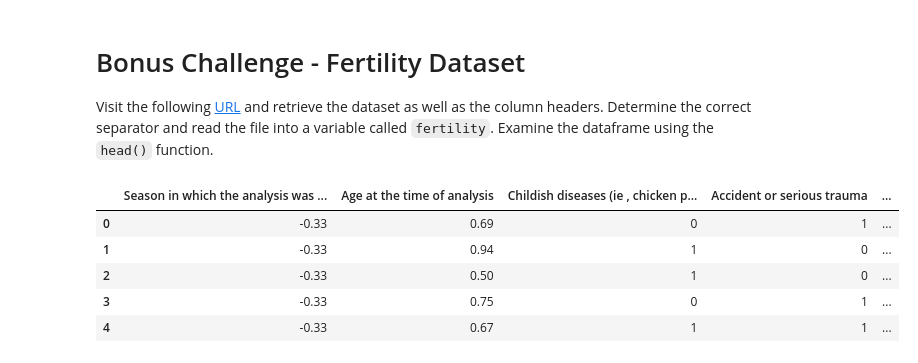
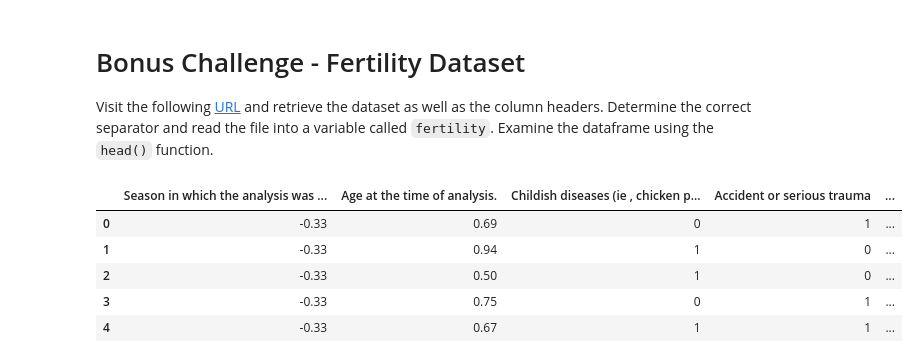
Before and after one commit to ta-data-lis/lab-import-export, a Jupyter notebook: your-code/main.ipynb, the cells around one changed output. Drawn from its saved outputs; the diff is of its cells as text; code cells hidden in the pictures.

```diff
--- a/your-code/main.ipynb
+++ b/your-code/main.ipynb
@@ -249,13 +206,31 @@ astronaut.to_csv("astronaut.csv", sep = "\t", index = False)
 
 Visit the following [URL](https://archive.ics.uci.edu/ml/datasets/Fertility) and retrieve the dataset as well as the column headers. Determine the correct separator and read the file into a variable called `fertility`. Examine the dataframe using the `head()` function.
 # %%
-# Your code here:
+import pandas as pd
+import zipfile
 
-columns = ["Season in which the analysis was performed", "Age at the time of analysis", "Childish diseases (ie , chicken pox, measles, mumps, polio)", "Accident or serious trauma", "Surgical intervention", "High fevers in the last year", "Frequency of alcohol consumption", "Smoking habit", "Number of hours spent sitting per day ene-16", "Output"]
-fertility = pd.read_csv("fertility_Diagnosis.txt", names = columns)
+# extract the contents of the zip file
+with zipfile.ZipFile('fertility.zip', 'r') as zip_ref:
+    zip_ref.extractall()
+
+# obtain the column names from the url
+columns = ["Season in which the analysis was performed.",
+           "Age at the time of analysis.",
+           "Childish diseases (ie , chicken pox, measles, mumps, polio)",
+           "Accident or serious trauma",
+           "Surgical intervention",
+           "High fevers in the last year",
+           "Frequency of alcohol consumption",
+           "Smoking habit",
+           "Number of hours spent sitting per day",
+           "Output: Diagnosis"]
+
+# combine the file in a df
+fertility = pd.read_csv("fertility_Diagnosis.txt", names=columns)
+
 fertility.head()
 # %% [output]
-|  | Season in which the analysis was ... | Age at the time of analysis | Childish diseases (ie , chicken p... | Accident or serious trauma | ... |
+|  | Season in which the analysis was ... | Age at the time of analysis. | Childish diseases (ie , chicken p... | Accident or serious trauma | ... |
 | 0 | -0.33 | 0.69 | 0 | 1 | ... |
 | 1 | -0.33 | 0.94 | 1 | 0 | ... |
 | 2 | -0.33 | 0.50 | 1 | 0 | ... |
```
Also changed, not shown: parts of 36 cells of this notebook, 3 other files.
